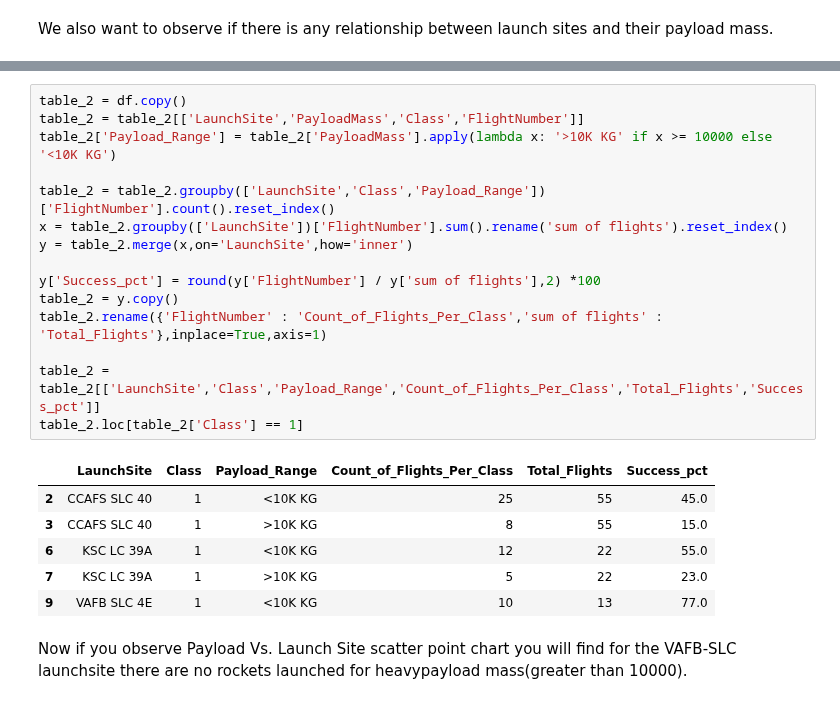
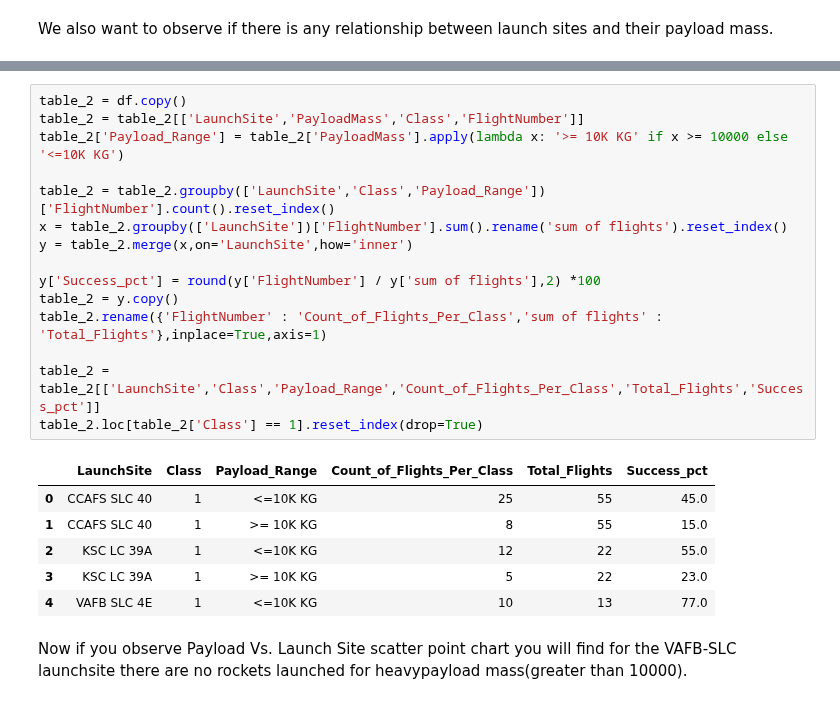
Before and after one commit to MJKing88/SpaceX-Falcon9-Launch-Success---Capstone-Project, a Jupyter notebook: jupyter-labs-eda-dataviz.ipynb, the cells around one changed output, grey strips where cells are left out. Cells and saved outputs as stored; diff of their text form.

```diff
--- a/jupyter-labs-eda-dataviz.ipynb
+++ b/jupyter-labs-eda-dataviz.ipynb
@@ -123,25 +123,25 @@ sns.catplot(y="LaunchSite",x="PayloadMass", data=df,hue="Class", aspect=2)
 # %%
 table_2 = df.copy()
 table_2 = table_2[['LaunchSite','PayloadMass','Class','FlightNumber']]
-table_2['Payload_Range'] = table_2['PayloadMass'].apply(lambda x: '>10K KG' if x >= 10000 else '<10K KG')
+table_2['Payload_Range'] = table_2['PayloadMass'].apply(lambda x: '>= 10K KG' if x >= 10000 else '<=10K KG')
 
 table_2 = table_2.groupby(['LaunchSite','Class','Payload_Range'])['FlightNumber'].count().reset_index()
 x = table_2.groupby(['LaunchSite'])['FlightNumber'].sum().rename('sum of flights').reset_index()
 y = table_2.merge(x,on='LaunchSite',how='inner')
 
 y['Success_pct'] = round(y['FlightNumber'] / y['sum of flights'],2) *100
 table_2 = y.copy()
 table_2.rename({'FlightNumber' : 'Count_of_Flights_Per_Class','sum of flights' : 'Total_Flights'},inplace=True,axis=1)
 
 table_2 = table_2[['LaunchSite','Class','Payload_Range','Count_of_Flights_Per_Class','Total_Flights','Success_pct']]
-table_2.loc[table_2['Class'] == 1]
+table_2.loc[table_2['Class'] == 1].reset_index(drop=True)
 # %% [output]
 |  | LaunchSite | Class | Payload_Range | Count_of_Flights_Per_Class | Total_Flights | Success_pct |
-| 2 | CCAFS SLC 40 | 1 | <10K KG | 25 | 55 | 45.0 |
-| 3 | CCAFS SLC 40 | 1 | >10K KG | 8 | 55 | 15.0 |
-| 6 | KSC LC 39A | 1 | <10K KG | 12 | 22 | 55.0 |
-| 7 | KSC LC 39A | 1 | >10K KG | 5 | 22 | 23.0 |
-| 9 | VAFB SLC 4E | 1 | <10K KG | 10 | 13 | 77.0 |
+| 0 | CCAFS SLC 40 | 1 | <=10K KG | 25 | 55 | 45.0 |
+| 1 | CCAFS SLC 40 | 1 | >= 10K KG | 8 | 55 | 15.0 |
+| 2 | KSC LC 39A | 1 | <=10K KG | 12 | 22 | 55.0 |
+| 3 | KSC LC 39A | 1 | >= 10K KG | 5 | 22 | 23.0 |
+| 4 | VAFB SLC 4E | 1 | <=10K KG | 10 | 13 | 77.0 |
 # %% [markdown]
 Now if you observe Payload Vs. Launch Site scatter point chart you will find for the VAFB-SLC  launchsite there are no  rockets  launched for  heavypayload mass(greater than 10000).
 # %% [markdown]
```
Also changed, not shown: parts of 6 cells of this notebook.
